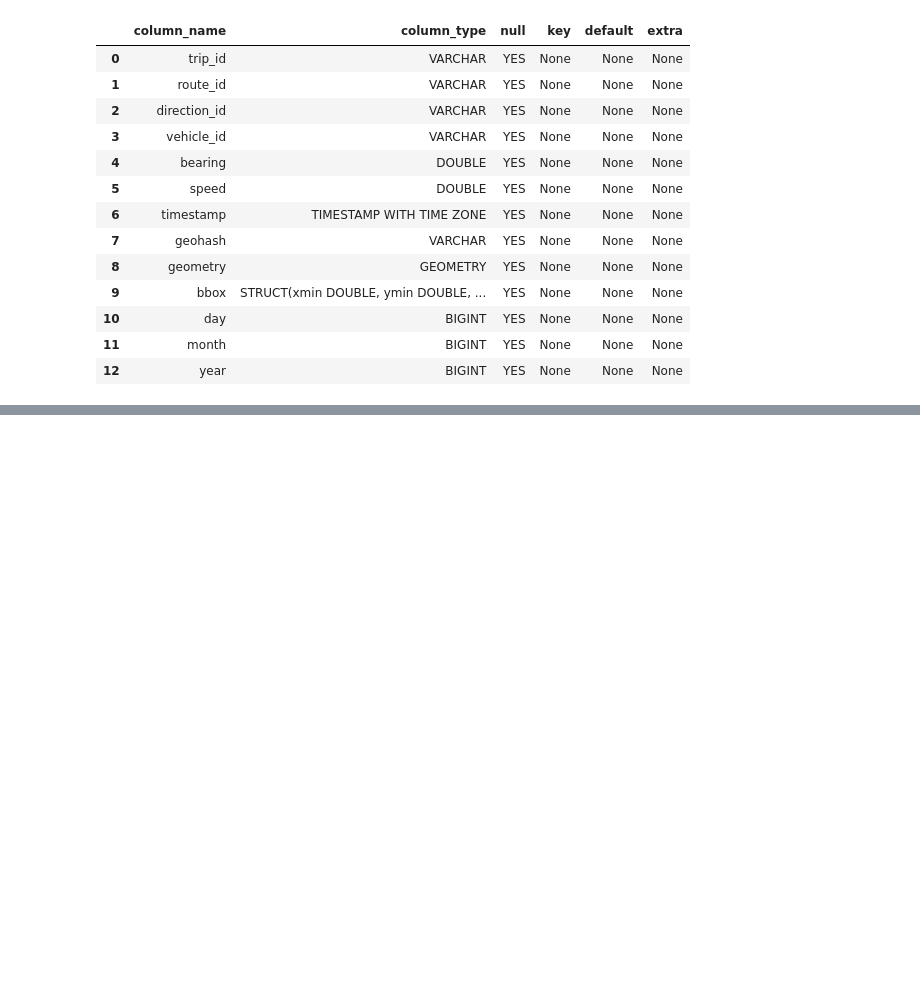
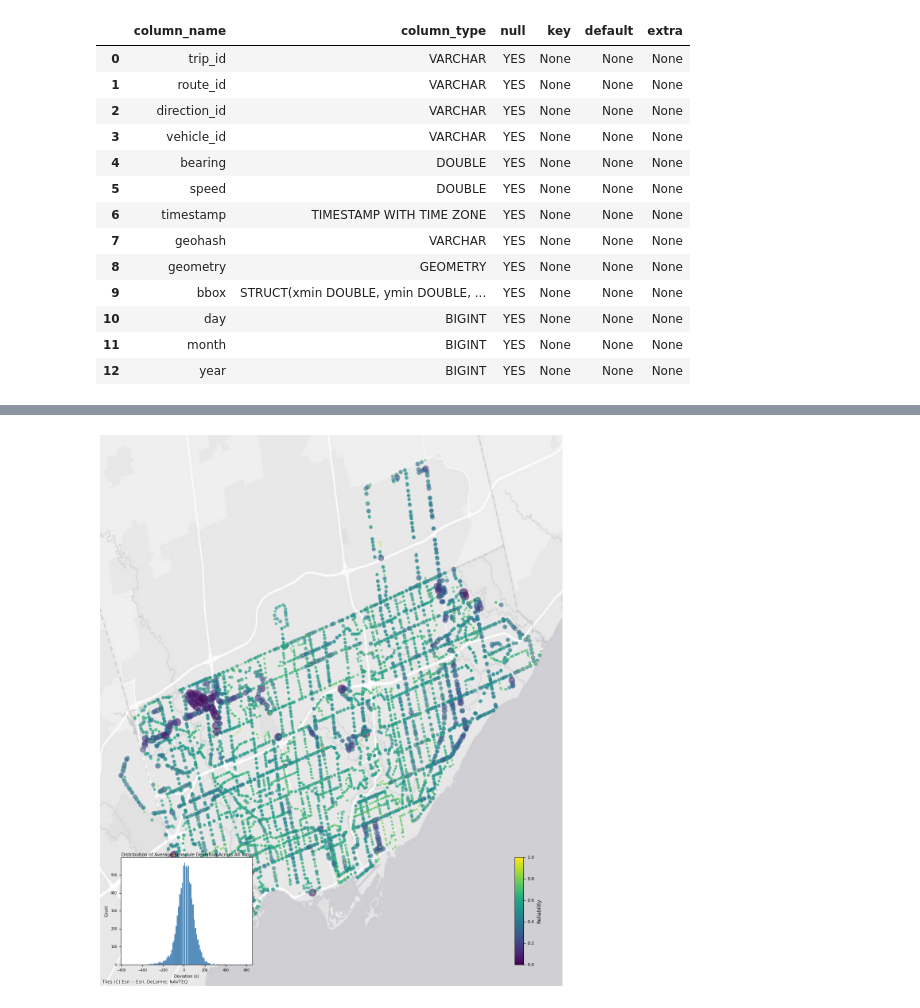
Before and after one commit to smohiudd/gtfs-realtime-etl, a Jupyter notebook: notebooks/schedule_deviation.ipynb, the cells around one changed output, grey strips where cells are left out. Saved outputs shown, nothing was run; the diff lists cells and outputs as text; code cells hidden in the pictures; blank space fills up the shorter version.

```diff
--- a/notebooks/schedule_deviation.ipynb
+++ b/notebooks/schedule_deviation.ipynb
@@ -129,0 +139,7 @@ plt.show()
+# %%
+df['geometry'] = df['geometry'].apply(wkb.loads)
+
+# Create the GeoDataFrame, specifying the geometry column
+gdf = gpd.GeoDataFrame(df, geometry='geometry', crs="EPSG:4326")
+gdf = gdf.to_crs(epsg=3857)
+gdf.head()
@@ -129,0 +155,6 @@ plt.show()
+# %%
+gdf = gdf.dropna()
+gdf["z_min"] = (-60-gdf["avg_diff"])/gdf["stddev_diff"]
+gdf["z_max"] = (300-df["avg_diff"])/gdf["stddev_diff"]
+gdf["reliability"]= st.norm.cdf(gdf["z_max"])-st.norm.cdf(gdf["z_min"])
+gdf.head()
@@ -129,0 +168,42 @@ plt.show()
+# %%
+fig, ax = plt.subplots(figsize=(15, 18))
+
+a, b = 5, 4
+sizes = a * np.exp(b * (1 - gdf["reliability"]))
+
+sc = ax.scatter(
+    gdf.geometry.x,
+    gdf.geometry.y,
+    c=gdf["reliability"],
+    s=sizes,
+    cmap="viridis",
+    alpha=0.6,
+    edgecolors="none"
+)
+cx.add_basemap(ax, source=xyz.Esri.WorldGrayCanvas)
+
+sm = plt.cm.ScalarMappable(
+    cmap="viridis",
+    norm=plt.Normalize(vmin=gdf["reliability"].min(), vmax=gdf["reliability"].max())
+)
+cax = fig.add_axes([0.82, 0.14, 0.015, 0.15])
+
+# Draw the colorbar in that axes
+cbar = plt.colorbar(sm, cax=cax)
+cbar.ax.tick_params(labelsize=8)
+cbar.set_label("Reliability", fontsize=9)
+ax.set_axis_off()
+
+# Add histogram
+inset_ax = fig.add_axes([0.16, 0.14, 0.22, 0.15], facecolor="white")
+inset_ax.hist(df["avg_diff"], bins=100, color="steelblue", alpha=0.9)
+inset_ax.set_title("Distribution of Average Schedule Deviation Across All Trips", fontsize=8, pad=2)
+inset_ax.set_xlabel("Deviation (s)", fontsize=7)
+inset_ax.set_ylabel("Count", fontsize=7)
+inset_ax.tick_params(axis='both', labelsize=6)
+
+# Save & show
+plt.savefig(f"reliability_{agency}.png", bbox_inches="tight", dpi=300)
+plt.show()
+# %% [output]
+[figure, added]
```
Also changed, not shown: parts of 11 cells of this notebook, 4 other files.
